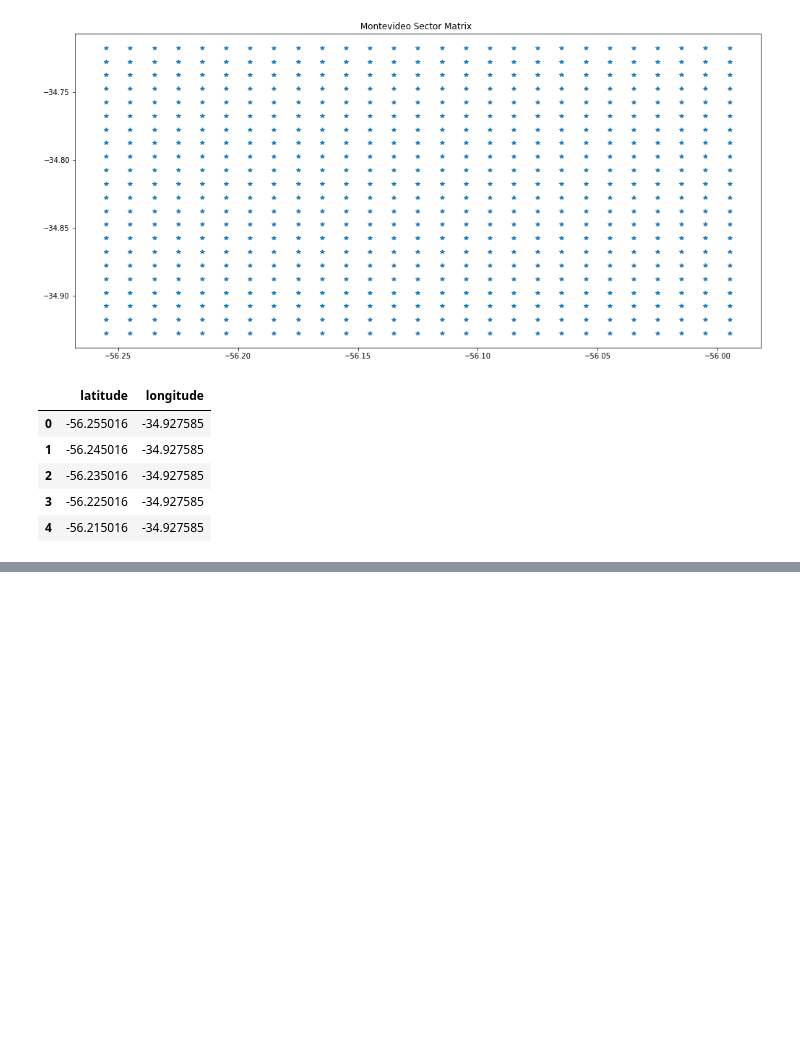
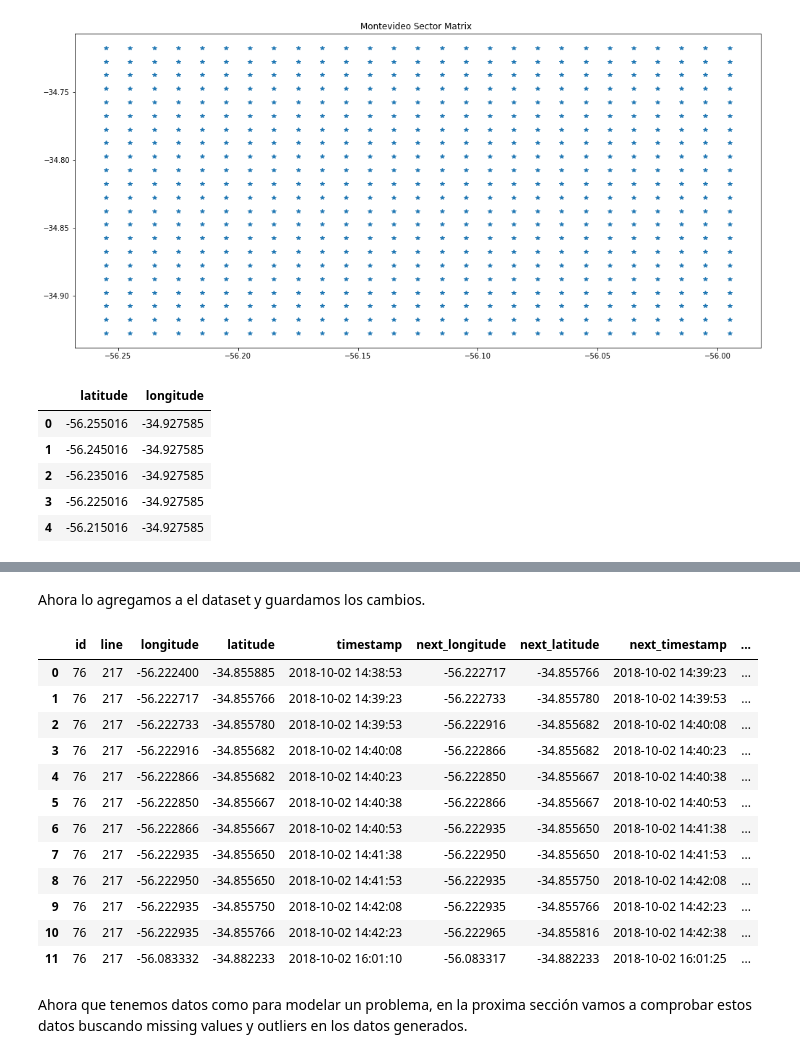
Before and after one commit to Mazzanicolas/TEA, a Jupyter notebook: notebooks/4 - Attribute Generation II.ipynb, the cells around one changed output, grey strips where cells are left out. Saved outputs shown, nothing was run; the diff lists cells and outputs as text; code cells hidden in the pictures; blank space fills up the shorter version.

Commit message:
General Update & Outliers II

```diff
--- a/notebooks/4 - Attribute Generation II.ipynb
+++ b/notebooks/4 - Attribute Generation II.ipynb
@@ -125,0 +143,22 @@ show_matrix(line_217)
+# %% [markdown]
+Ahora lo agregamos a el dataset y guardamos los cambios.
+# %%
+positions, _ = get_matrix_positions(data)
+# %%
+data['matrix_position'] = positions
+# %%
+data.head(12)
+# %% [output]
+|  | id | line | longitude | latitude | timestamp | next_longitude | next_latitude | next_timestamp | ... |
+| 0 | 76 | 217 | -56.222400 | -34.855885 | 2018-10-02 14:38:53 | -56.222717 | -34.855766 | 2018-10-02 14:39:23 | ... |
+| 1 | 76 | 217 | -56.222717 | -34.855766 | 2018-10-02 14:39:23 | -56.222733 | -34.855780 | 2018-10-02 14:39:53 | ... |
+| 2 | 76 | 217 | -56.222733 | -34.855780 | 2018-10-02 14:39:53 | -56.222916 | -34.855682 | 2018-10-02 14:40:08 | ... |
+| 3 | 76 | 217 | -56.222916 | -34.855682 | 2018-10-02 14:40:08 | -56.222866 | -34.855682 | 2018-10-02 14:40:23 | ... |
+| 4 | 76 | 217 | -56.222866 | -34.855682 | 2018-10-02 14:40:23 | -56.222850 | -34.855667 | 2018-10-02 14:40:38 | ... |
+| 5 | 76 | 217 | -56.222850 | -34.855667 | 2018-10-02 14:40:38 | -56.222866 | -34.855667 | 2018-10-02 14:40:53 | ... |
+| 6 | 76 | 217 | -56.222866 | -34.855667 | 2018-10-02 14:40:53 | -56.222935 | -34.855650 | 2018-10-02 14:41:38 | ... |
+| 7 | 76 | 217 | -56.222935 | -34.855650 | 2018-10-02 14:41:38 | -56.222950 | -34.855650 | 2018-10-02 14:41:53 | ... |
+| 8 | 76 | 217 | -56.222950 | -34.855650 | 2018-10-02 14:41:53 | -56.222935 | -34.855750 | 2018-10-02 14:42:08 | ... |
+| 9 | 76 | 217 | -56.222935 | -34.855750 | 2018-10-02 14:42:08 | -56.222935 | -34.855766 | 2018-10-02 14:42:23 | ... |
+| 10 | 76 | 217 | -56.222935 | -34.855766 | 2018-10-02 14:42:23 | -56.222965 | -34.855816 | 2018-10-02 14:42:38 | ... |
+| 11 | 76 | 217 | -56.083332 | -34.882233 | 2018-10-02 16:01:10 | -56.083317 | -34.882233 | 2018-10-02 16:01:25 | ... |
@@ -125,0 +167,2 @@ show_matrix(line_217)
+# %% [markdown]
+Ahora que tenemos datos como para modelar un problema, en la proxima sección vamos a comprobar estos datos buscando missing values y outliers en los datos generados.
```
Also changed, not shown: parts of 6 cells of this notebook, 2 other files.
